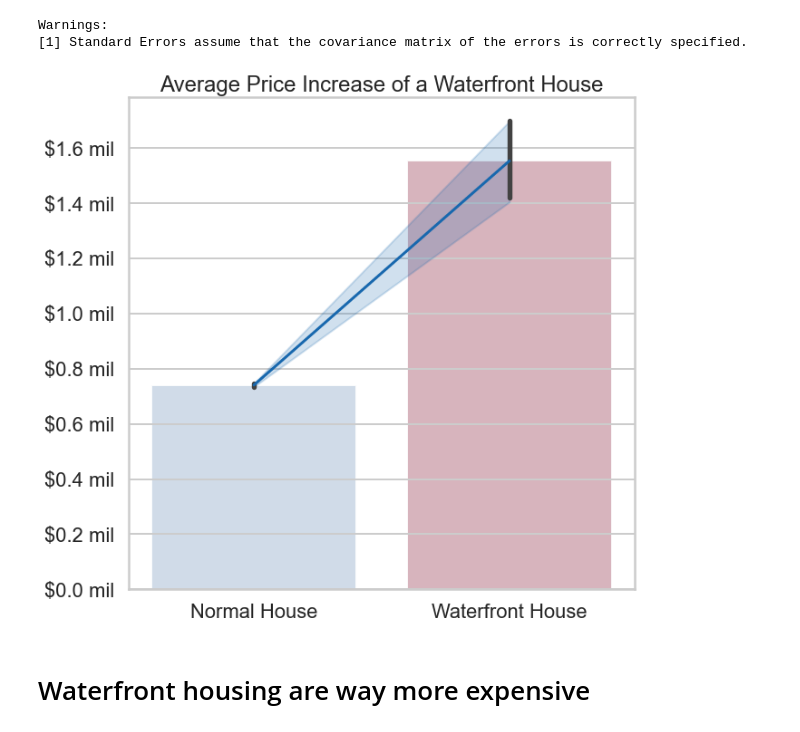
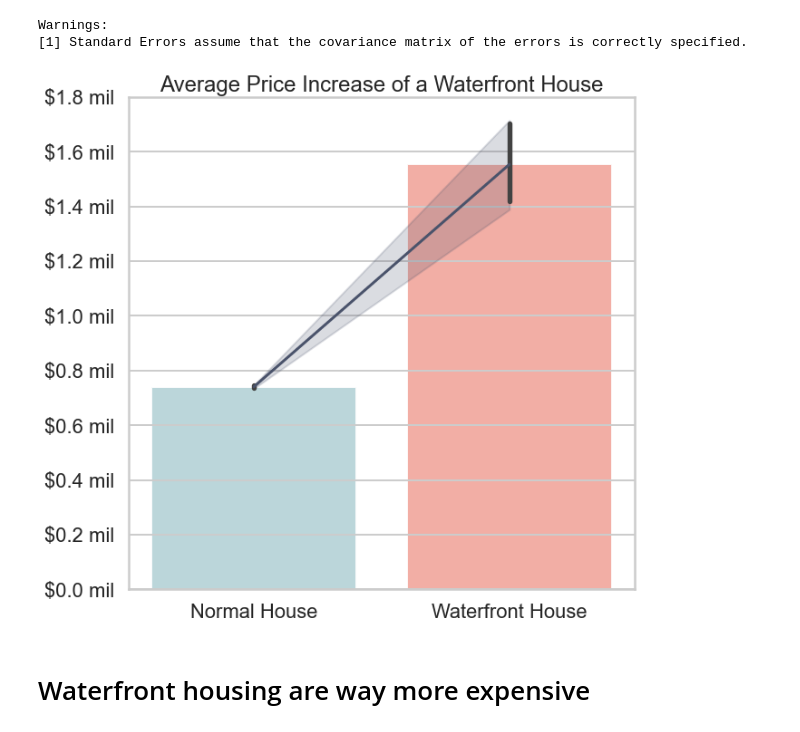
Before and after one commit to ghPRao/phase_2_project_chicago-sf-seattle-ds-082420, a Jupyter notebook: andrew_PR_EDA.ipynb, the cells around one changed output. Saved outputs shown, nothing was run; the diff lists cells and outputs as text; code cells hidden in the pictures.

```diff
--- a/andrew_PR_EDA.ipynb
+++ b/andrew_PR_EDA.ipynb
@@ -1019,19 +1023,21 @@ Warnings:
 [1] Standard Errors assume that the covariance matrix of the errors is correctly specified.
 # %%
 fig, ax = plt.subplots(figsize=(10, 10))
-bar_colors = ['#c6d7eb', '#d9a5b3', '#1868ae']
+bar_colors = ['#aed6dc', '#ff9a8d', '#4a536b']
 x_ticks = ['Normal House', 'Waterfront House']
-y_ticks = ['$0.0 mil', '$0.2 mil', '$0.4 mil', '$0.6 mil', '$0.8 mil', '$1.0 mil', '$1.2 mil', '$1.4 mil', '$1.6 mil']
+y_ticks = ['$0.0 mil', '$0.2 mil', '$0.4 mil', '$0.6 mil', '$0.8 mil', '$1.0 mil', '$1.2 mil', '$1.4 mil', '$1.6 mil', '$1.8 mil']
 ax = sns.barplot(data = df_wf_cheap, x = "Wfntyn", y = "SalePrice", alpha = 0.9, palette = bar_colors, ci = 95, zorder = 0)
 sns.lineplot(data = df_wf_cheap, x = 'Wfntyn', y = 'SalePrice', alpha = 1, color = bar_colors[2], zorder = 10)
 ax.set_title("Average Price Increase of a Waterfront House")
+plt.ylim(0,1800000)
 ax.set_xlabel('')
 ax.set_xticklabels(x_ticks)
 ax.set_ylabel('')
 ax.set_yticklabels(y_ticks)
+plt.show()
 figure = ax.get_figure().savefig("wf_avg_price", dpi = 400, bbox_inches = "tight")
 # %% [output]
-[figure, old version]
+[figure, new version]
 # %% [markdown]
 # Waterfront housing are way more expensive
 # %%
```
Also changed, not shown: parts of 2 cells of this notebook.
